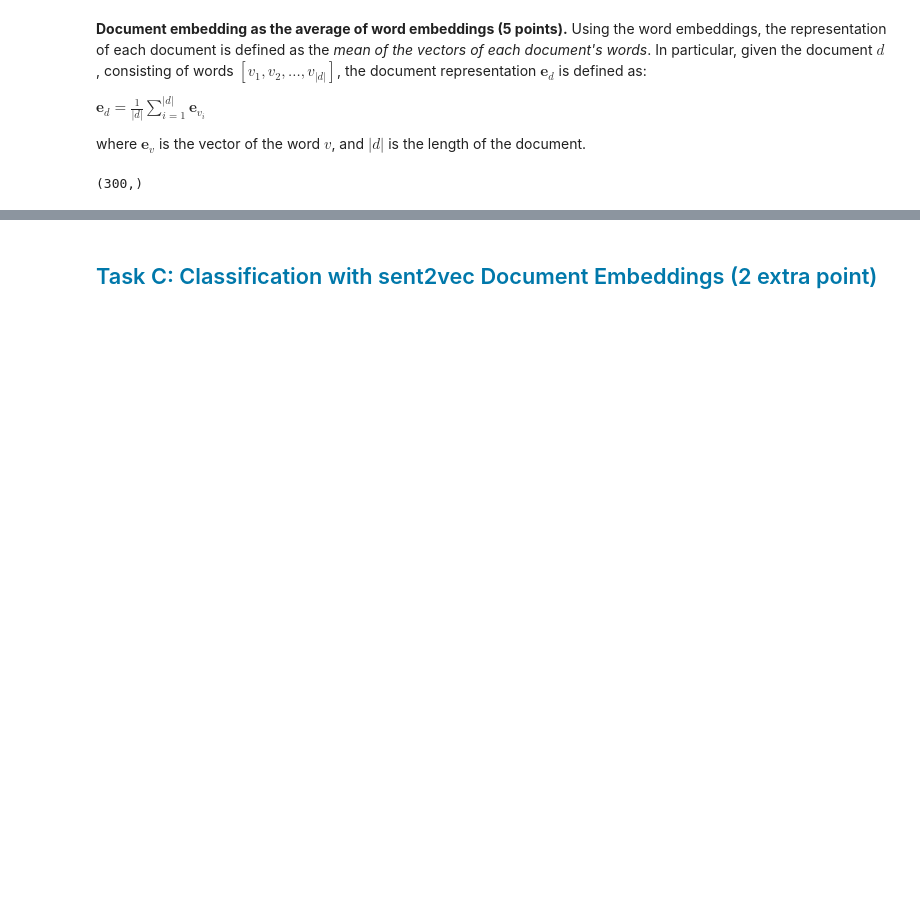
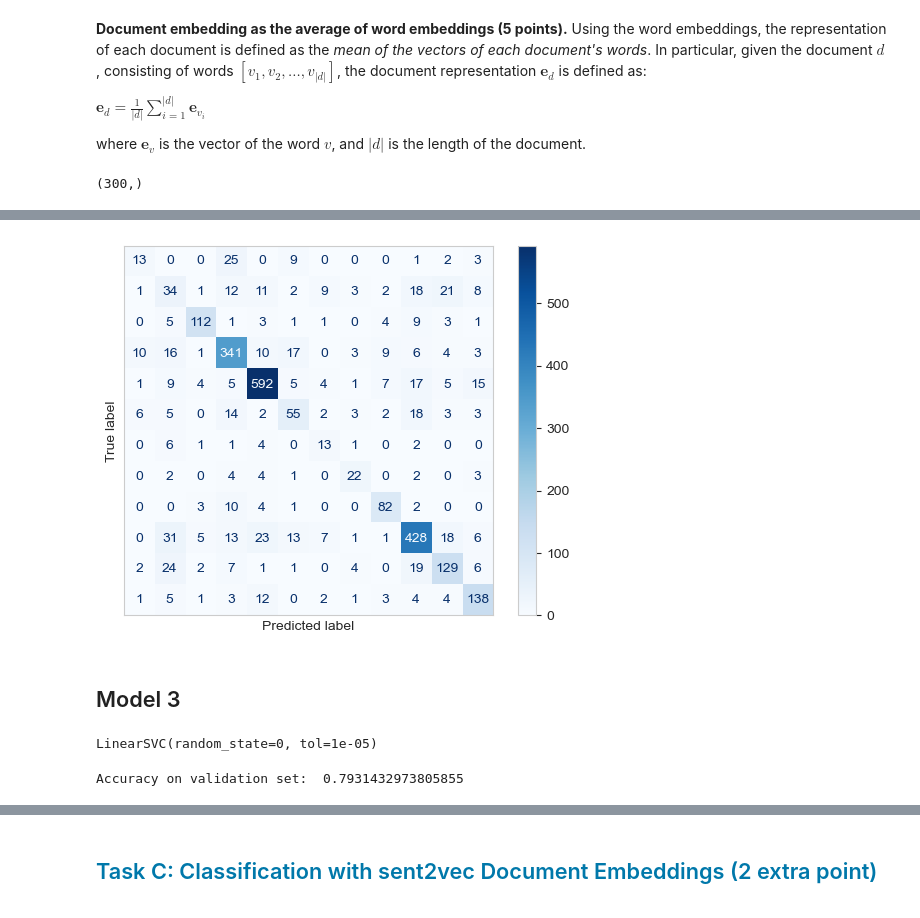
Before and after one commit to markus583/nlp-course-2022w, a Jupyter notebook: Assignment2.ipynb, the cells around one changed output, grey strips where cells are left out. Cells and saved outputs as stored; diff of their text form; code cells hidden in the pictures; blank space fills up the shorter version.

```diff
--- a/Assignment2.ipynb
+++ b/Assignment2.ipynb
@@ -704,0 +737,6 @@ test_df.to_pickle('test_df.pkl')
+# %%
+from sklearn.neural_network import MLPClassifier
+
+model_2 = MLPClassifier(random_state=1, max_iter=300)
+# %%
+model_2.fit(X_train, y_train)
@@ -704,0 +772,10 @@ test_df.to_pickle('test_df.pkl')
+# %%
+plot_confusion_matrix(model_2, X_val, y_val, cmap=plt.cm.Blues)
+# remove ticks
+plt.xticks([])
+plt.yticks([])
+plt.show()
+# %% [output]
+[figure, added]
+# %% [markdown]
+## Model 3
@@ -704,0 +786,10 @@ test_df.to_pickle('test_df.pkl')
+# %%
+model_3.fit(X_train, y_train)
+# %% [output]
+LinearSVC(random_state=0, tol=1e-05)
+# %%
+y_pred = model_3.predict(X_val)
+acc_score_val = accuracy_score(y_val, y_pred)
+print('Accuracy on validation set: ', acc_score_val)
+# %% [output]
+Accuracy on validation set:  0.7931432973805855
```
Also changed, not shown: parts of 45 cells of this notebook.
